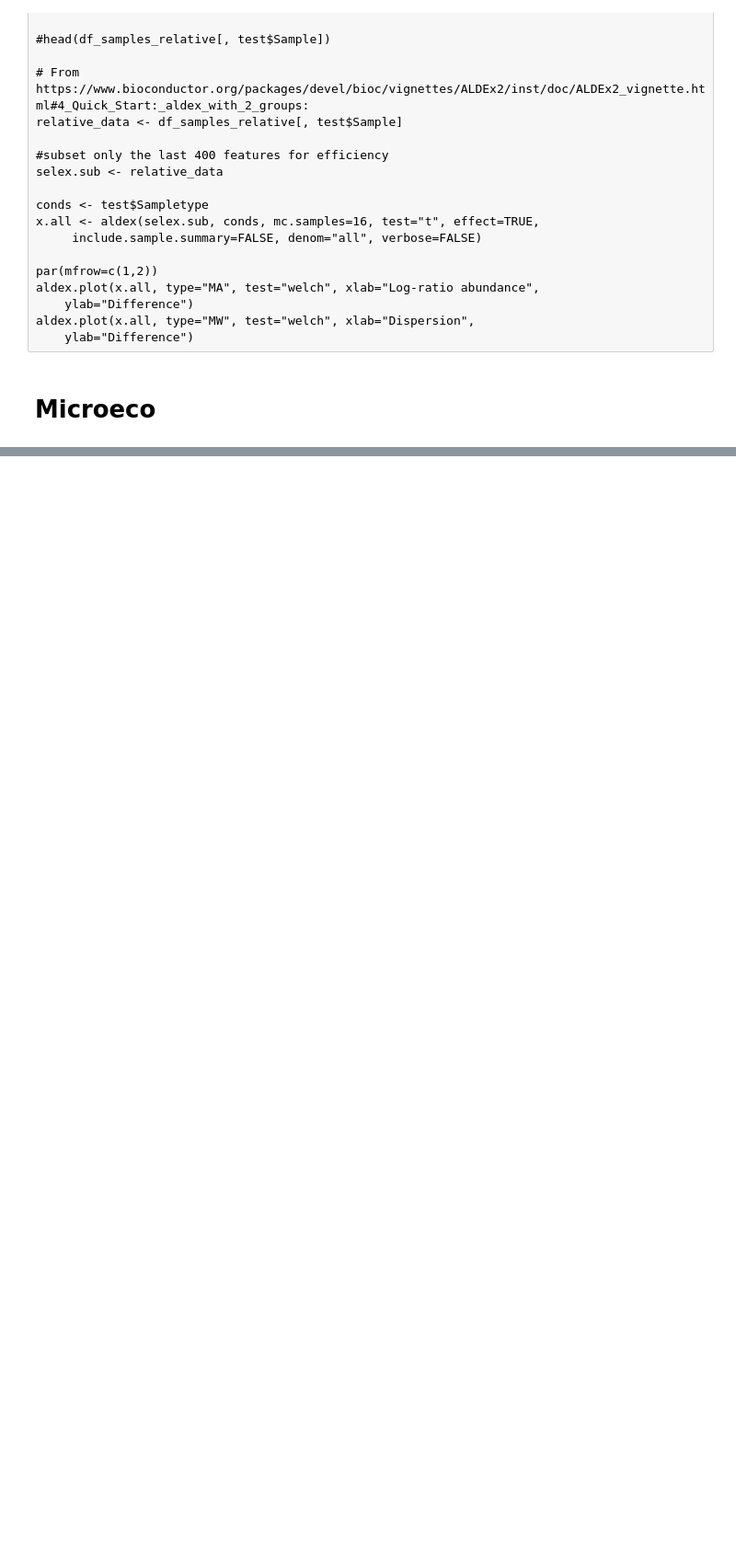
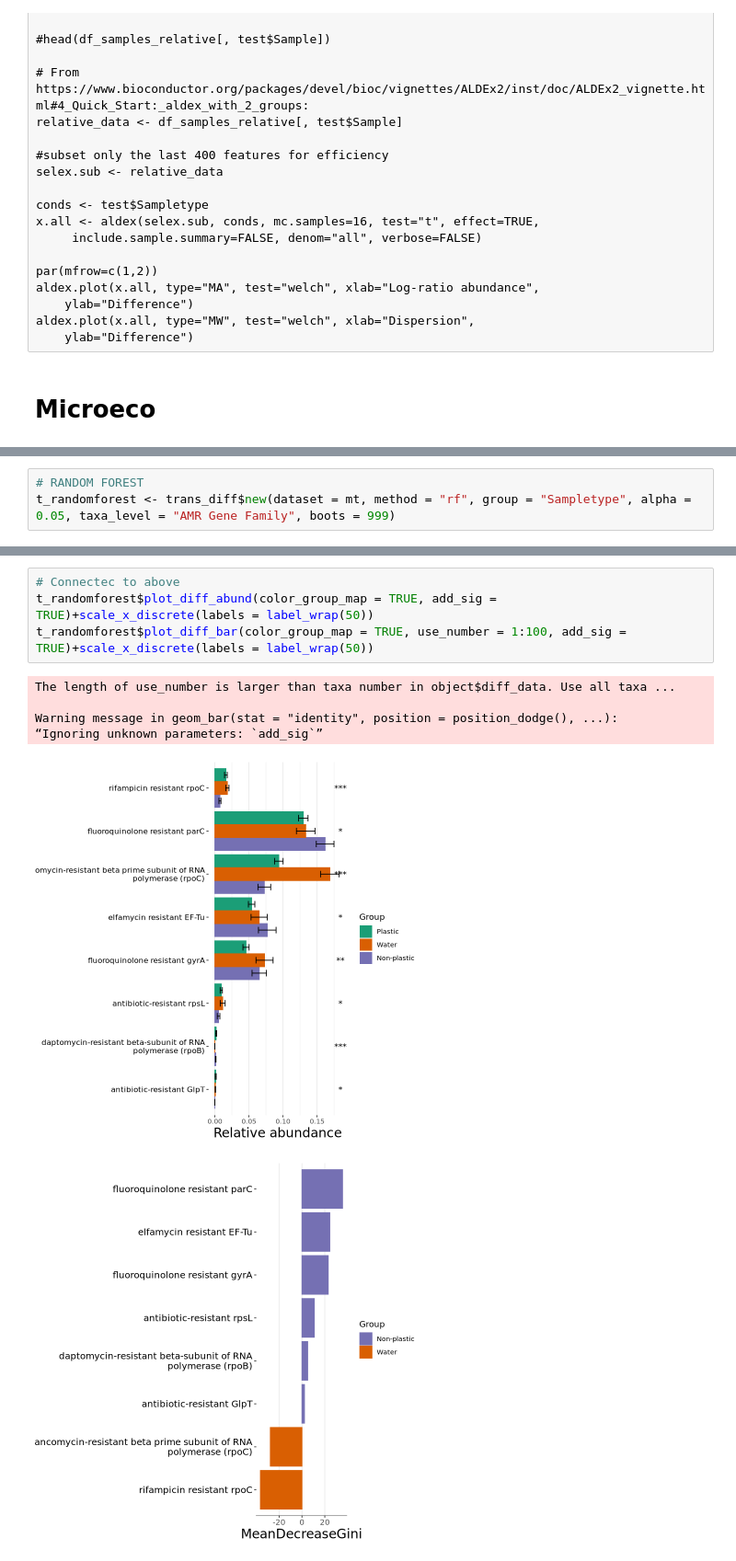
Before and after one commit to blomfelt/plastisphere, a Jupyter notebook: plastisphere.ipynb, the cells around one changed output, grey strips where cells are left out. Shown at 92% size. Drawn from its saved outputs; the diff is of its cells as text; blank space fills up the shorter version.

```diff
--- a/plastisphere.ipynb
+++ b/plastisphere.ipynb
@@ -727,0 +688,3 @@ The length of use_number is larger than taxa number in object$diff_data. Use all
+# %%
+# RANDOM FOREST
+t_randomforest <- trans_diff$new(dataset = mt, method = "rf", group = "Sampletype", alpha = 0.05, taxa_level = "AMR Gene Family", boots = 999)
@@ -727,0 +705,11 @@ The length of use_number is larger than taxa number in object$diff_data. Use all
+# %%
+# Connectec to above
+t_randomforest$plot_diff_abund(color_group_map = TRUE, add_sig = TRUE)+scale_x_discrete(labels = label_wrap(50))
+t_randomforest$plot_diff_bar(color_group_map = TRUE, use_number = 1:100, add_sig = TRUE)+scale_x_discrete(labels = label_wrap(50))
+# %% [output]
+The length of use_number is larger than taxa number in object$diff_data. Use all taxa ...
+
+Warning message in geom_bar(stat = "identity", position = position_dodge(), ...):
+“Ignoring unknown parameters: `add_sig`”
+[figure, added]
+[figure, added]
```
Also changed, not shown: parts of 22 cells of this notebook.
